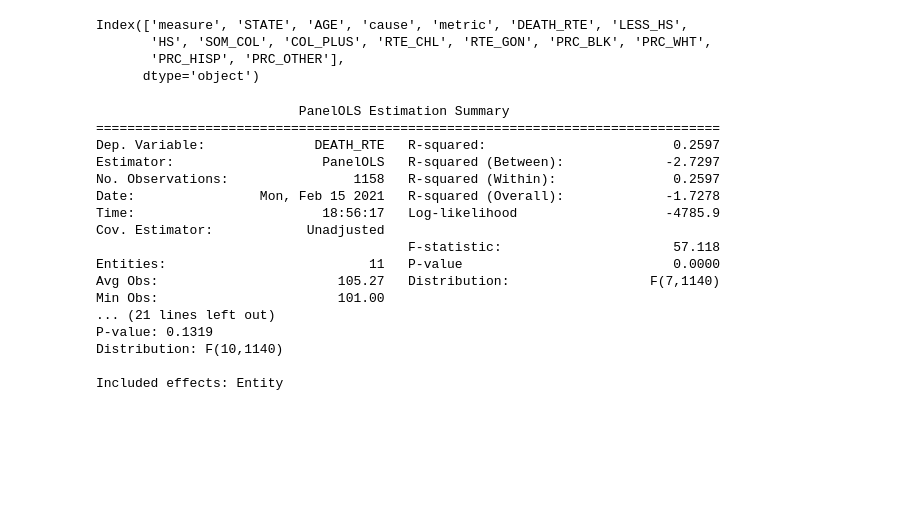
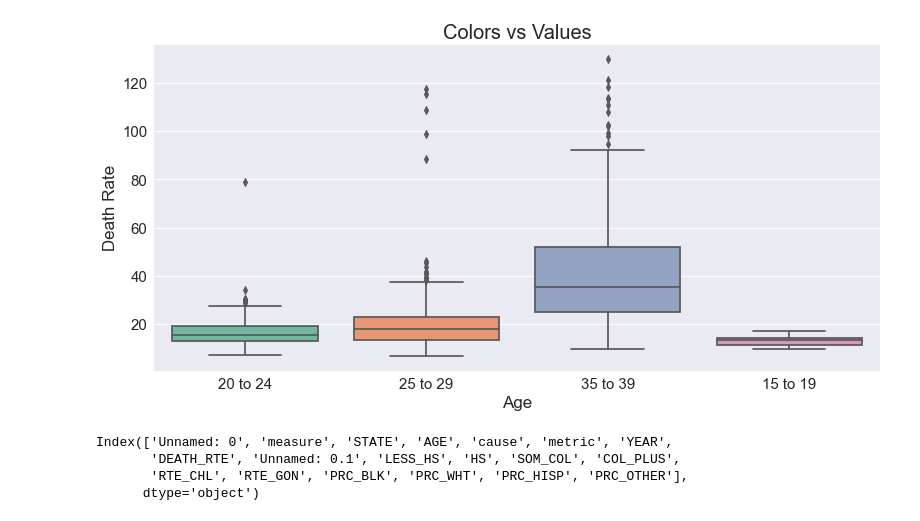
Before and after one commit to al-codes-now/maternal_mortality, a Jupyter notebook: Notebooks/Modeling notebook.ipynb, the cells around one changed output. Drawn from its saved outputs; the diff is of its cells as text; code cells hidden in the pictures; blank space fills up the shorter version.

Commit message:
Added models to modeling notebook. Added visualizations to visualization notebook

```diff
--- a/Notebooks/Modeling notebook.ipynb
+++ b/Notebooks/Modeling notebook.ipynb
@@ -74,7 +113,22 @@ df
+# %%
+import seaborn as sns
+sns.set_theme(style="whitegrid")
+# %%
+df = pd.read_csv('/Users/alexandrabruno/Documents/flatiron/data/final.csv')
+# %%
+plt.figure(figsize=(13, 6))
+fig = sns.boxplot(x=df["AGE"], y=df["DEATH_RTE"], data=df,palette="Set2").set_title('Age')
+plt.xlabel("Age",fontsize=17)
+plt.ylabel("Death Rate",fontsize=17)
+plt.title("Colors vs Values",fontsize = 20) # You can comment this line out if you don't need title
+plt.tick_params(labelsize=15)
+plt.show(fig)
+# %% [output]
+[figure, added]
 # %%
 df.columns
 # %% [output]
-Index(['measure', 'STATE', 'AGE', 'cause', 'metric', 'DEATH_RTE', 'LESS_HS',
-       'HS', 'SOM_COL', 'COL_PLUS', 'RTE_CHL', 'RTE_GON', 'PRC_BLK', 'PRC_WHT',
-       'PRC_HISP', 'PRC_OTHER'],
+Index(['Unnamed: 0', 'measure', 'STATE', 'AGE', 'cause', 'metric', 'YEAR',
+       'DEATH_RTE', 'Unnamed: 0.1', 'LESS_HS', 'HS', 'SOM_COL', 'COL_PLUS',
+       'RTE_CHL', 'RTE_GON', 'PRC_BLK', 'PRC_WHT', 'PRC_HISP', 'PRC_OTHER'],
       dtype='object')
@@ -84,20 +134,0 @@ fe_res = model_fe.fit()
-# %%
-print(fe_res)
-# %% [output]
-                          PanelOLS Estimation Summary
-================================================================================
-Dep. Variable:              DEATH_RTE   R-squared:                        0.2597
-Estimator:                   PanelOLS   R-squared (Between):             -2.7297
-No. Observations:                1158   R-squared (Within):               0.2597
-Date:                Mon, Feb 15 2021   R-squared (Overall):             -1.7278
-Time:                        18:56:17   Log-likelihood                   -4785.9
-Cov. Estimator:            Unadjusted
-                                        F-statistic:                      57.118
-Entities:                          11   P-value                           0.0000
-Avg Obs:                       105.27   Distribution:                  F(7,1140)
-Min Obs:                       101.00
-... (21 lines left out)
-P-value: 0.1319
-Distribution: F(10,1140)
-
-Included effects: Entity
```
Also changed, not shown: parts of 23 cells of this notebook, 5 other files.
